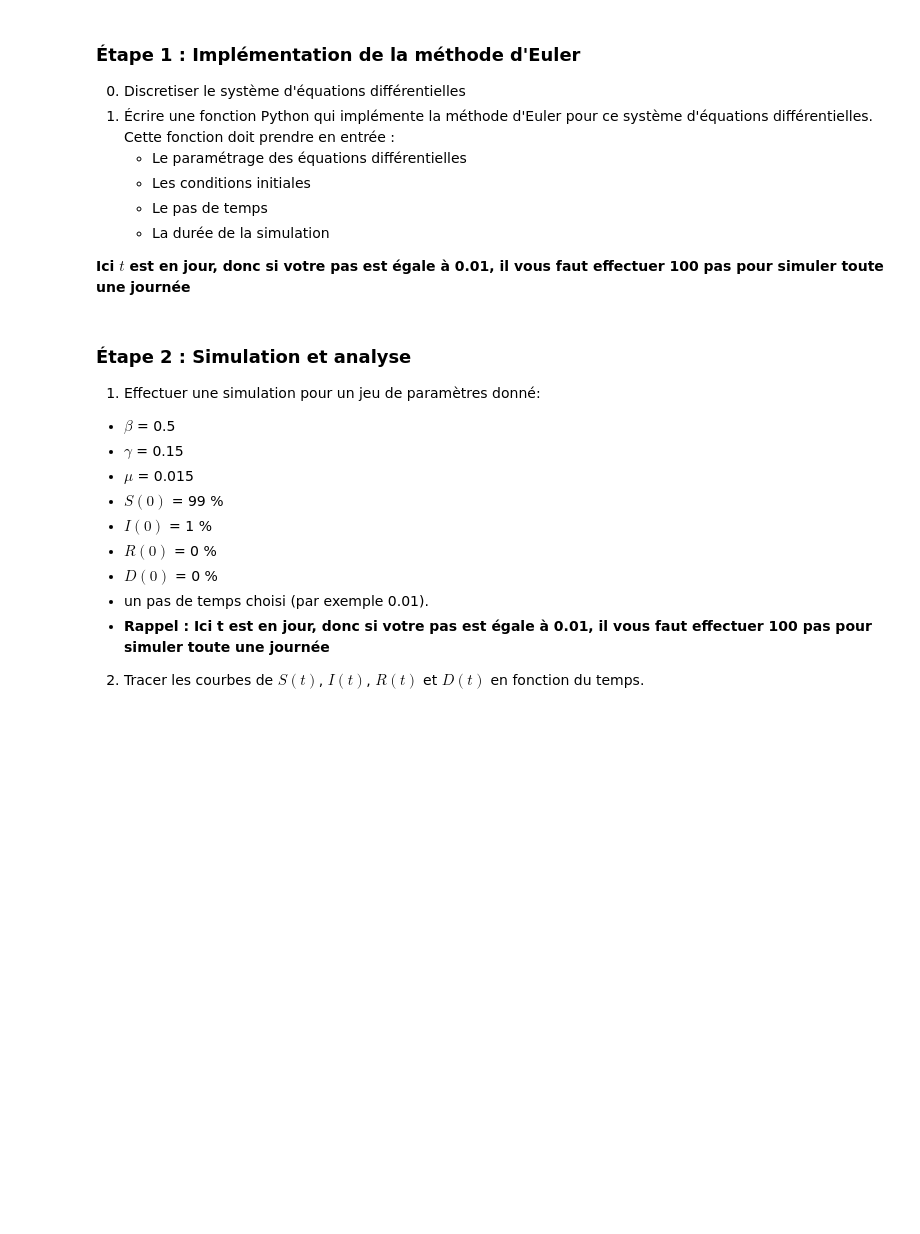
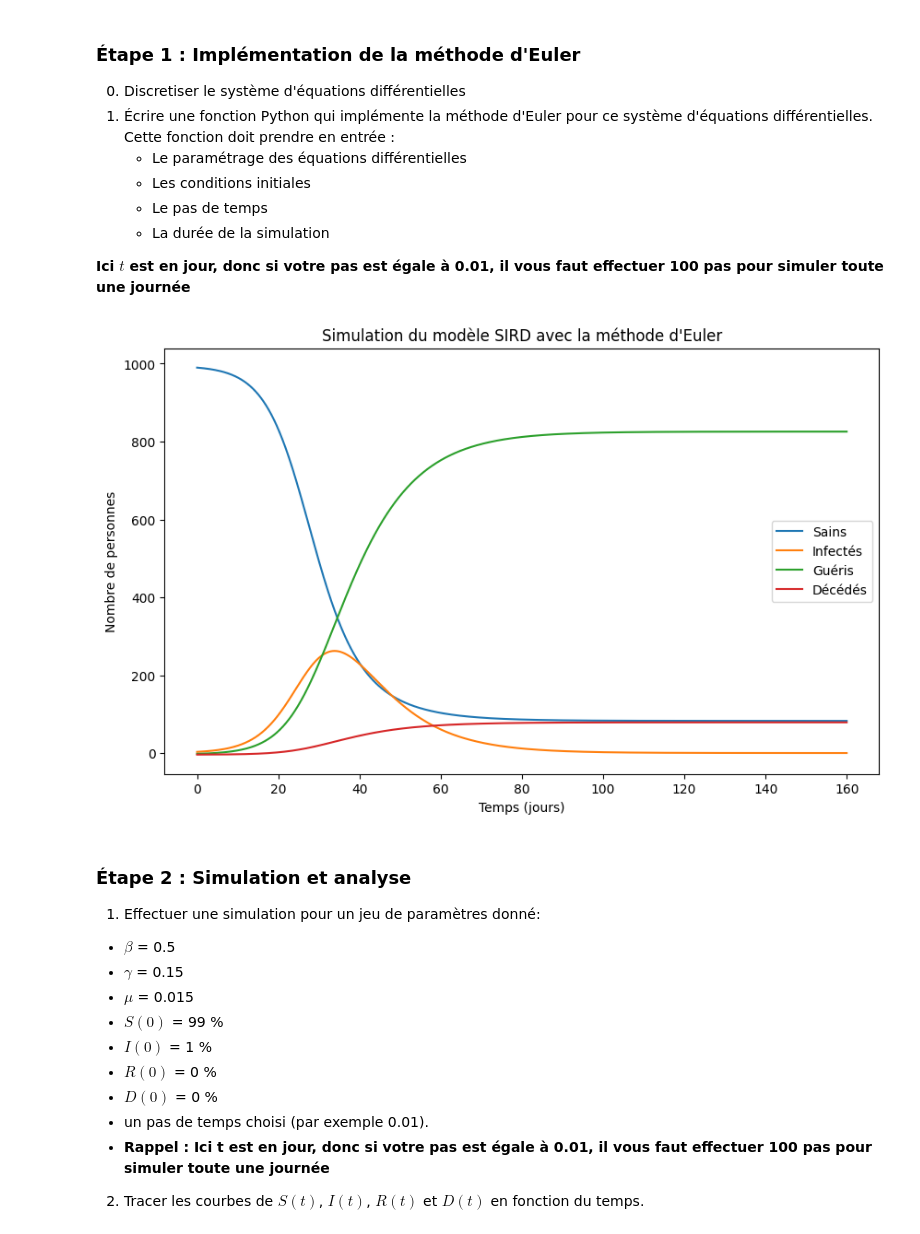
Before and after one commit to Jordy500/science-epidemology, a Jupyter notebook: modèle épidémiologique SIRD.ipynb, the cells around one changed output. Drawn from its saved outputs; the diff is of its cells as text; code cells hidden in the pictures; blank space fills up the shorter version.

Commit message:
Implémentation de la méthode d'Euler

```diff
--- a/modèle épidémiologique SIRD.ipynb
+++ b/modèle épidémiologique SIRD.ipynb
@@ -84,3 +77,61 @@ Les équations différentielles qui décrivent le modèle SIRD sont :
+# %%
+# importation des bibliothèques
+import numpy as np
+import matplotlib.pyplot as plt
+
+# implementation de la methode d'euler
+# discretiser le systeme d'equations differentielles
+
+def euler_sird(S0, I0, R0, D0, N, beta, gamma, delta, dt, T):
+    t = np.arange(0, T, dt)
+    healthy_people = np.zeros(len(t))
+    infected_people = np.zeros(len(t))
+    people_healed = np.zeros(len(t))
+    deceased_people = np.zeros(len(t))
+
+    healthy_people[0] = S0
+    infected_people[0] = I0
+    people_healed[0] = R0
+    deceased_people[0] = D0
+
+    for _ in range(0, len(t) - 1):
+        healthy_people[_ + 1] = healthy_people[_] + dS_dt(healthy_people[_], infected_people[_], N, beta) * dt
+        infected_people[_ + 1] = infected_people[_] + dI_dt(healthy_people[_], infected_people[_], N, beta, gamma, delta) * dt
+        people_healed[_ + 1] = people_healed[_] + dR_dt(infected_people[_], gamma) * dt
+        deceased_people[_ + 1] = deceased_people[_] + dD_dt(infected_people[_], delta) * dt
+
+    return t, healthy_people, infected_people, people_healed, deceased_people
+
+# Paramètres du modèle
+N = 1000
+beta = 0.3
+gamma = 0.1
+delta = 0.01
+
+# Conditions initiales
+S0 = 0.99 * N
+I0 = 0.003 * N
+R0 = -0.002 * N
+D0 = -0.004 * N
+
+# Simulation
+dt = 0.01
+T = 160
+t, healthy_people, infected_people, people_healed, deceased_people = euler_sird(S0, I0, R0, D0, N, beta, gamma, delta, dt, T)
+
+# Visualisation des résultats
+plt.figure(figsize=(10, 6))
+plt.plot(t, healthy_people, label='Sains')
+plt.plot(t, infected_people, label='Infectés')
+plt.plot(t, people_healed, label='Guéris')
+plt.plot(t, deceased_people, label='Décédés')
+plt.xlabel('Temps (jours)')
+plt.ylabel('Nombre de personnes')
+plt.legend()
+plt.title('Simulation du modèle SIRD avec la méthode d\'Euler')
+plt.show()
+# %% [output]
+[figure, added]
 # %% [markdown]
 ### Étape 2 : Simulation et analyse
 1. Effectuer une simulation pour un jeu de paramètres donné:
```
Also changed, not shown: parts of 16 cells of this notebook, 2 other files.
